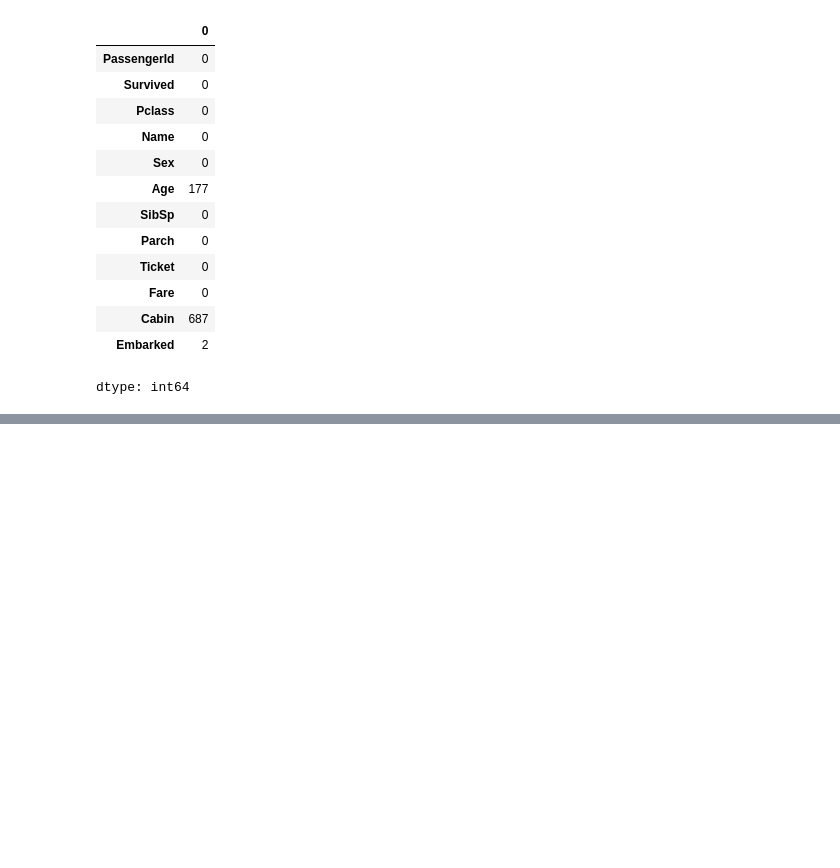
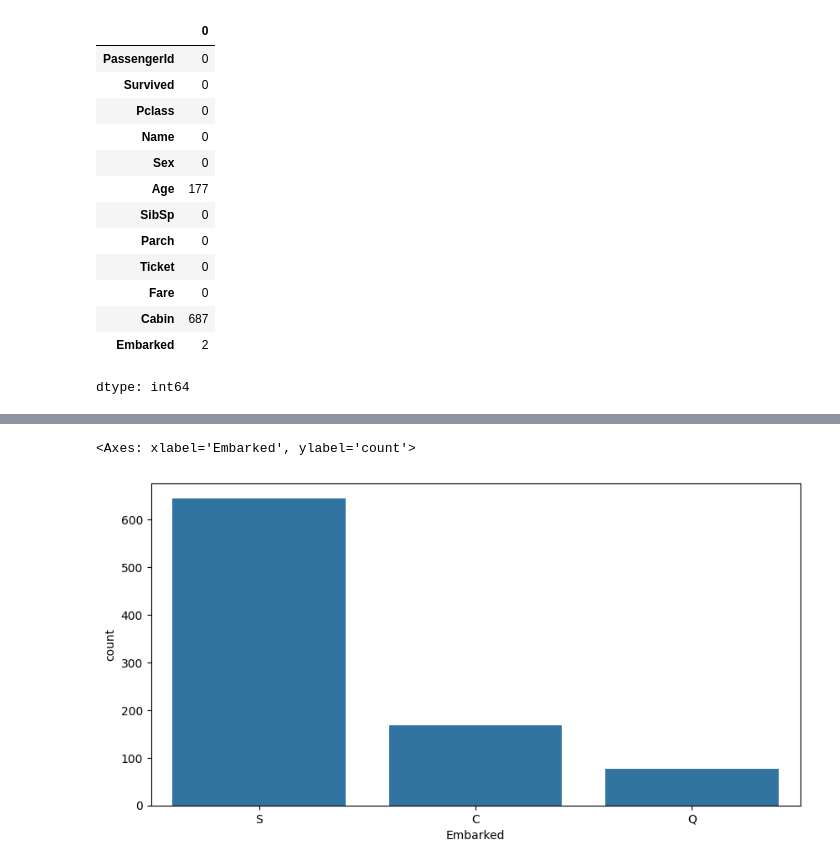
Before and after one commit to InsightByHarshit/Titanic-Analysis, a Jupyter notebook: Titanic_Analysis.ipynb, the cells around one changed output, grey strips where cells are left out. Drawn from its saved outputs; the diff is of its cells as text; code cells hidden in the pictures; blank space fills up the shorter version.

```diff
--- a/Titanic_Analysis.ipynb
+++ b/Titanic_Analysis.ipynb
@@ -286,0 +134,3 @@ Name: Fare, dtype: float64
+# %%
+#Dropping this column.
+df=data.drop("Cabin",axis=1)
@@ -286,0 +153,3 @@ Name: Fare, dtype: float64
+# %%
+#Age column is filled with the median of the column to avoid any biases caused by extreme values.
+df["Age"] = df["Age"].fillna(df["Age"].median())
@@ -286,0 +173,3 @@ Name: Fare, dtype: float64
+# %%
+# Remaining rows with any missing values are dropped with
+df=df.dropna()
@@ -286,0 +273,6 @@ Name: Fare, dtype: float64
+# %%
+plt.figure(figsize=(10,5))
+sns.countplot(x='Embarked',data=df)
+# %% [output]
+<Axes: xlabel='Embarked', ylabel='count'>
+[figure, added]
```
Also changed, not shown: parts of 88 cells of this notebook.
